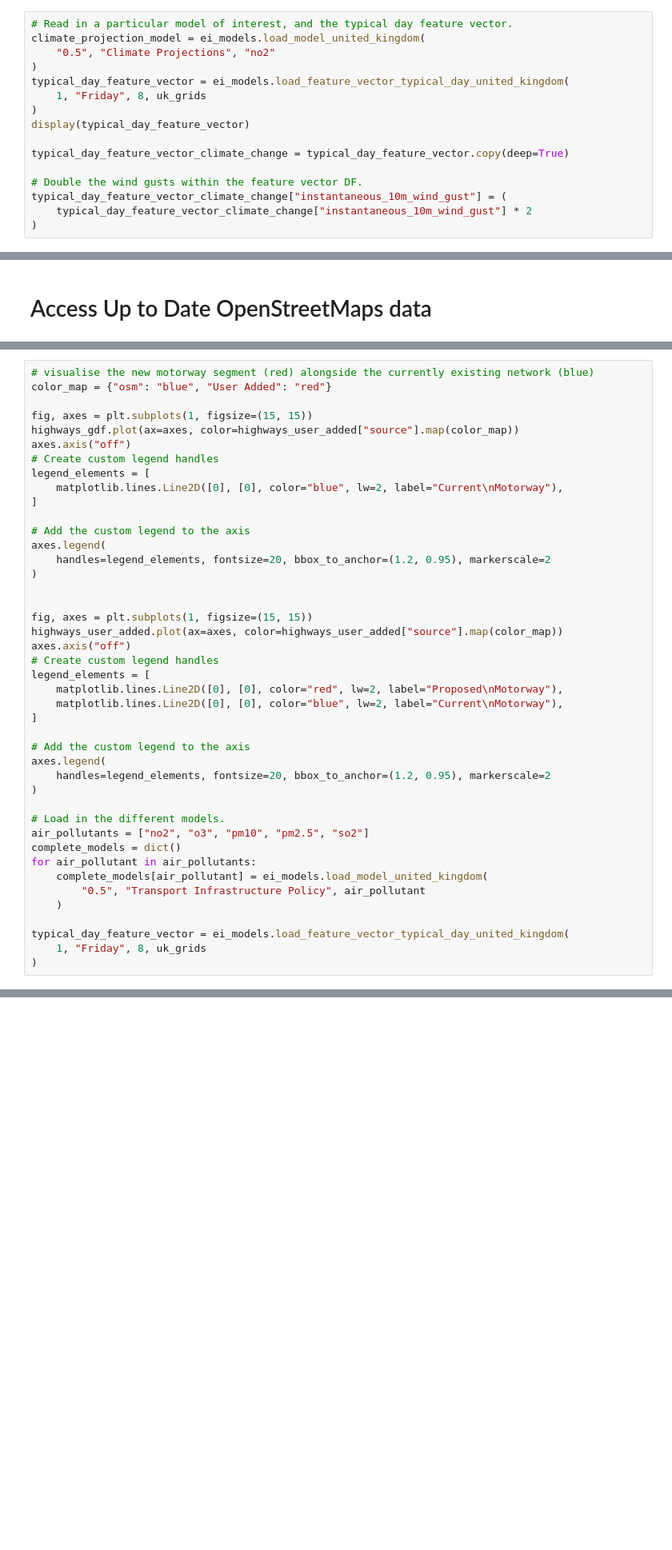
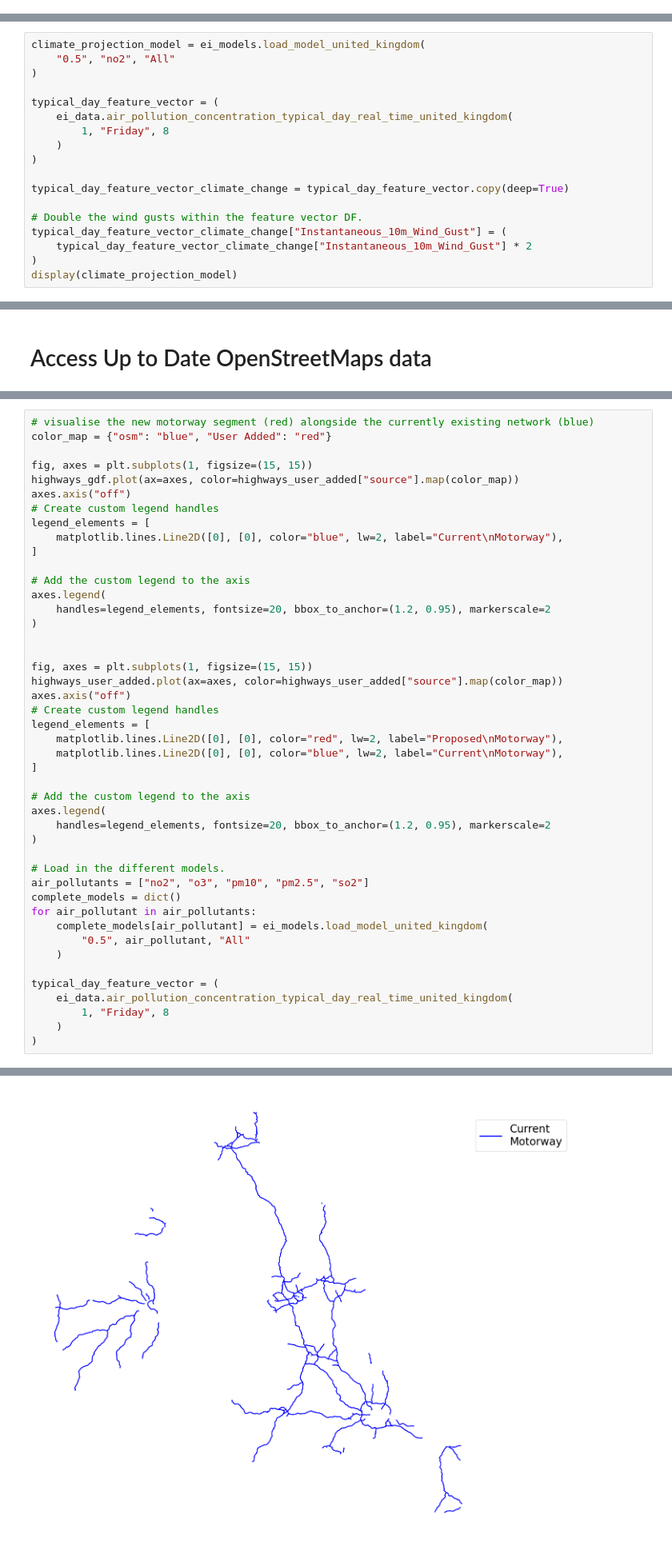
Before and after one commit to berrli/Environmental-Insights, a Jupyter notebook: tutorial_environmental_insights.ipynb, the cells around one changed output, grey strips where cells are left out. Shown at 80% size. Cells and saved outputs as stored; diff of their text form; blank space fills up the shorter version.

```diff
--- a/tutorial_environmental_insights.ipynb
+++ b/tutorial_environmental_insights.ipynb
@@ -239,19 +432,3 @@ ei_air_pollution_functions.change_in_concentration_line(
 # %% [markdown]
 # Example of using the model to create new predictions based on a changing feature vector.
 Exploring the air pollution change when the wind gust doubles across all locations within the feature vector.
-# %%
-# Read in a particular model of interest, and the typical day feature vector.
-climate_projection_model = ei_models.load_model_united_kingdom(
-    "0.5", "Climate Projections", "no2"
-)
-typical_day_feature_vector = ei_models.load_feature_vector_typical_day_united_kingdom(
-    1, "Friday", 8, uk_grids
-)
-display(typical_day_feature_vector)
-
-typical_day_feature_vector_climate_change = typical_day_feature_vector.copy(deep=True)
-
-# Double the wind gusts within the feature vector DF.
-typical_day_feature_vector_climate_change["instantaneous_10m_wind_gust"] = (
-    typical_day_feature_vector_climate_change["instantaneous_10m_wind_gust"] * 2
-)
@@ -273,0 +435,18 @@ display(
+# %%
+climate_projection_model = ei_models.load_model_united_kingdom(
+    "0.5", "no2", "All"
+)
+
+typical_day_feature_vector = (
+    ei_data.air_pollution_concentration_typical_day_real_time_united_kingdom(
+        1, "Friday", 8
+    )
+)
+
+typical_day_feature_vector_climate_change = typical_day_feature_vector.copy(deep=True)
+
+# Double the wind gusts within the feature vector DF.
+typical_day_feature_vector_climate_change["Instantaneous_10m_Wind_Gust"] = (
+    typical_day_feature_vector_climate_change["Instantaneous_10m_Wind_Gust"] * 2
+)
+display(climate_projection_model)
@@ -331,9 +579,12 @@ air_pollutants = ["no2", "o3", "pm10", "pm2.5", "so2"]
 complete_models = dict()
 for air_pollutant in air_pollutants:
     complete_models[air_pollutant] = ei_models.load_model_united_kingdom(
-        "0.5", "Transport Infrastructure Policy", air_pollutant
+        "0.5", air_pollutant, "All"
     )
 
-typical_day_feature_vector = ei_models.load_feature_vector_typical_day_united_kingdom(
-    1, "Friday", 8, uk_grids
+typical_day_feature_vector = (
+    ei_data.air_pollution_concentration_typical_day_real_time_united_kingdom(
+        1, "Friday", 8
+    )
 )
+# %% [output]
@@ -339,0 +604 @@ typical_day_feature_vector = ei_models.load_feature_vector_typical_day_united_ki
+[figure, added]
```
Also changed, not shown: parts of 24 cells of this notebook, 22 other files.
